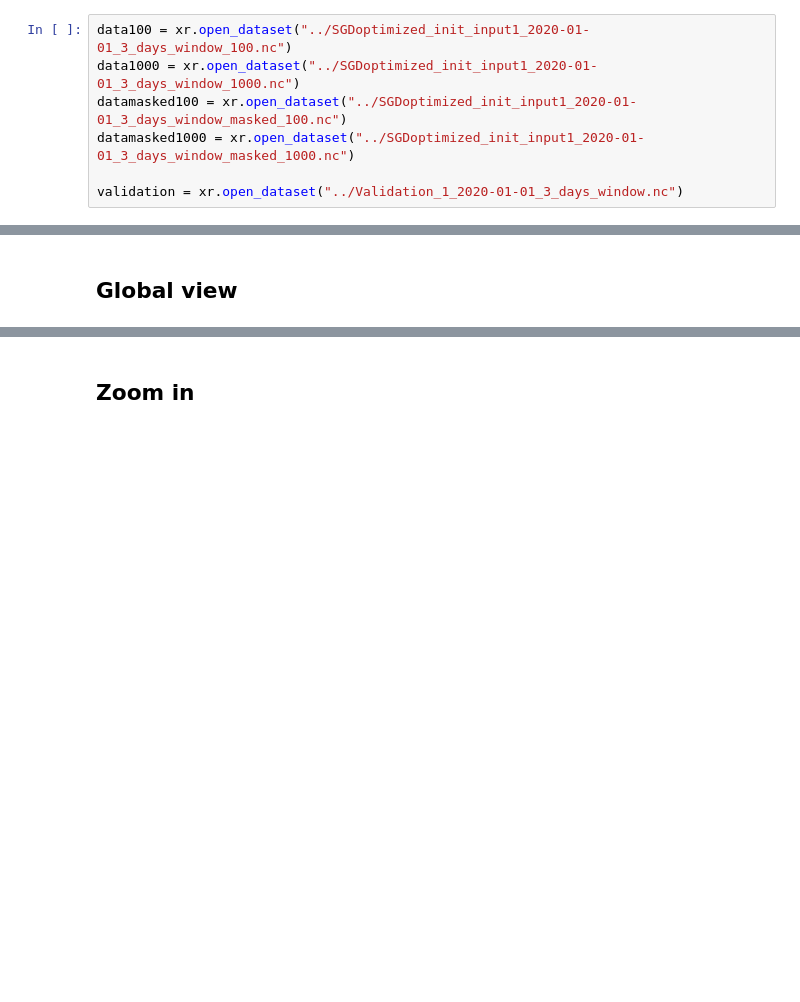
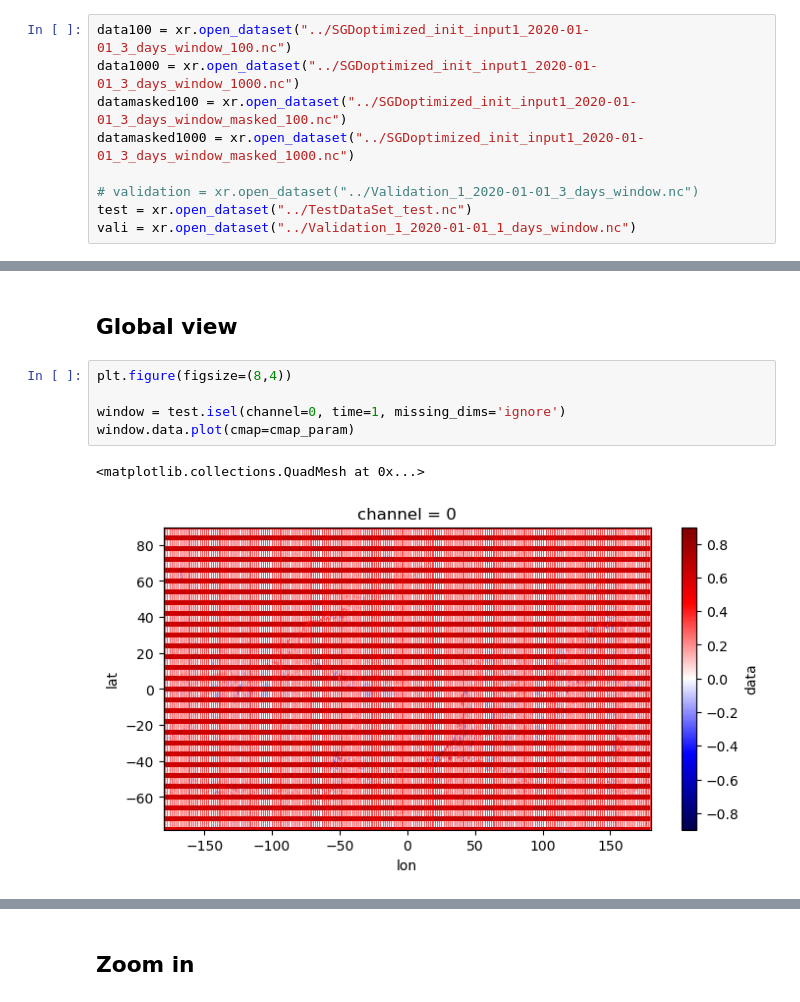
Before and after one commit to devowoney/glonet, a Jupyter notebook: jupyter_notebook/visual_from_ch_nc.ipynb, the cells around one changed output, grey strips where cells are left out. Drawn from its saved outputs; the diff is of its cells as text; blank space fills up the shorter version.

```diff
--- a/jupyter_notebook/visual_from_ch_nc.ipynb
+++ b/jupyter_notebook/visual_from_ch_nc.ipynb
@@ -11,7 +11,9 @@ data1000 = xr.open_dataset("../SGDoptimized_init_input1_2020-01-01_3_days_window
 datamasked100 = xr.open_dataset("../SGDoptimized_init_input1_2020-01-01_3_days_window_masked_100.nc")
 datamasked1000 = xr.open_dataset("../SGDoptimized_init_input1_2020-01-01_3_days_window_masked_1000.nc")
 
-validation = xr.open_dataset("../Validation_1_2020-01-01_3_days_window.nc")
+# validation = xr.open_dataset("../Validation_1_2020-01-01_3_days_window.nc")
+test = xr.open_dataset("../TestDataSet_test.nc")
+vali = xr.open_dataset("../Validation_1_2020-01-01_1_days_window.nc")
 # %%
 data100
 # %% [output]
@@ -72,3 +85,11 @@ match state :
         ch_idx = 4
 # %% [markdown]
 ## Global view
+# %%
+plt.figure(figsize=(8,4))
+
+window = test.isel(channel=0, time=1, missing_dims='ignore')
+window.data.plot(cmap=cmap_param)
+# %% [output]
+<matplotlib.collections.QuadMesh at 0x...>
+[figure, added]
```
Also changed, not shown: parts of 4 cells of this notebook, 3 other files.
